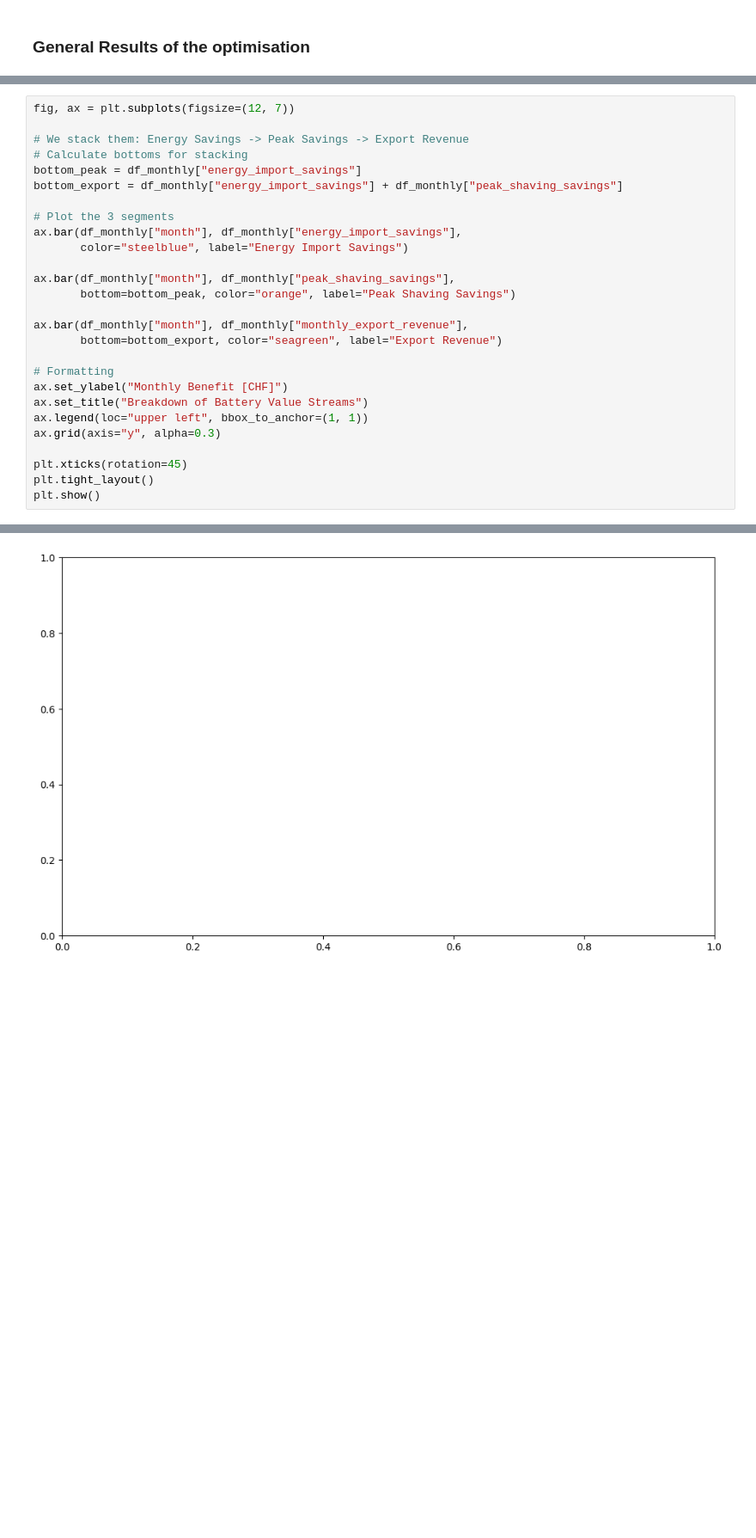
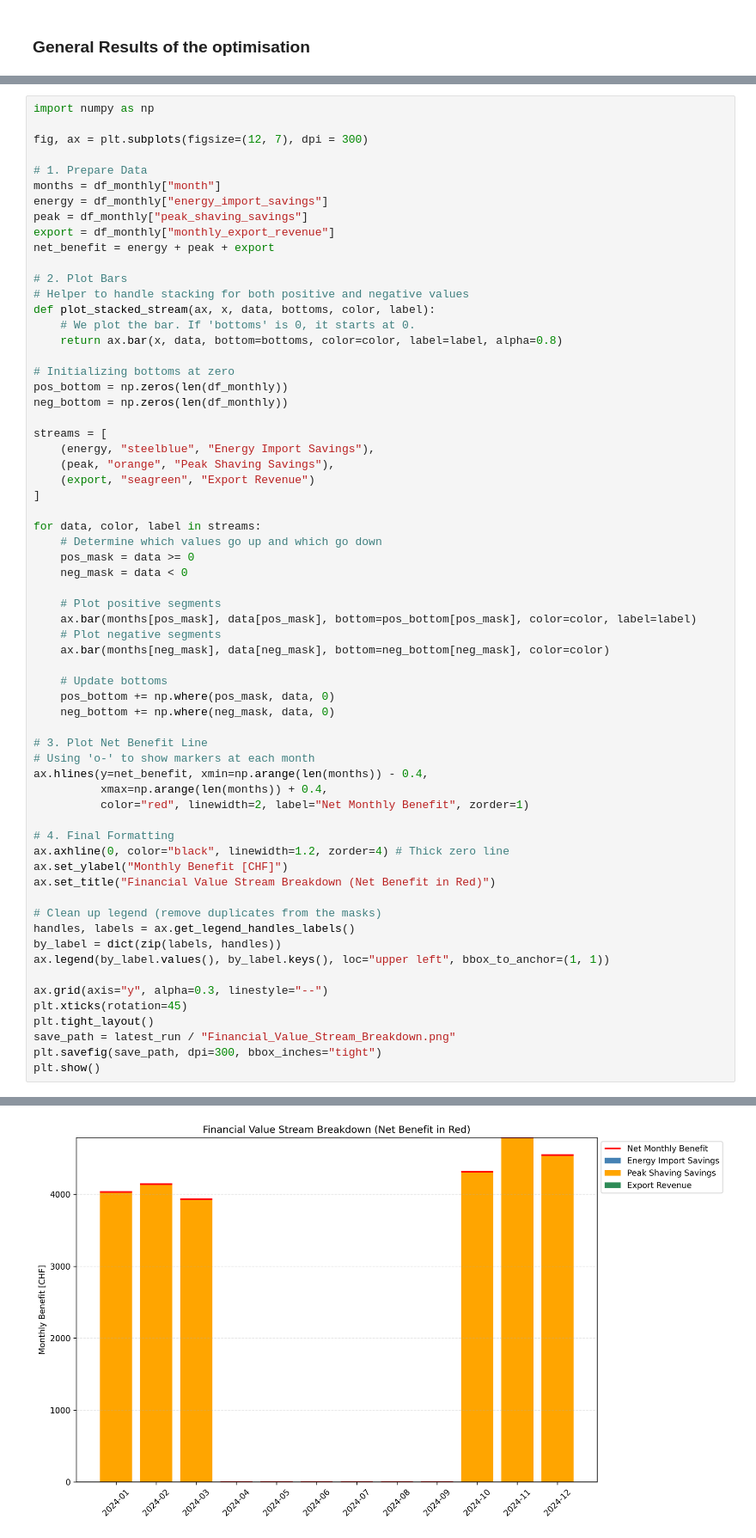
Before and after one commit to diegomalsiner1/CS1-Swiss-Post, a Jupyter notebook: results_sheet.ipynb, the cells around one changed output, grey strips where cells are left out. Shown at 86% size. Saved outputs shown, nothing was run; the diff lists cells and outputs as text; blank space fills up the shorter version.

```diff
--- a/results_sheet.ipynb
+++ b/results_sheet.ipynb
@@ -528,28 +533,65 @@ else:
 # %%
-fig, ax = plt.subplots(figsize=(12, 7))
+import numpy as np
 
-# We stack them: Energy Savings -> Peak Savings -> Export Revenue
-# Calculate bottoms for stacking
-bottom_peak = df_monthly["energy_import_savings"]
-bottom_export = df_monthly["energy_import_savings"] + df_monthly["peak_shaving_savings"]
+fig, ax = plt.subplots(figsize=(12, 7), dpi = 300)
 
-# Plot the 3 segments
-ax.bar(df_monthly["month"], df_monthly["energy_import_savings"],
-       color="steelblue", label="Energy Import Savings")
+# 1. Prepare Data
+months = df_monthly["month"]
+energy = df_monthly["energy_import_savings"]
+peak = df_monthly["peak_shaving_savings"]
+export = df_monthly["monthly_export_revenue"]
+net_benefit = energy + peak + export
 
-ax.bar(df_monthly["month"], df_monthly["peak_shaving_savings"],
-       bottom=bottom_peak, color="orange", label="Peak Shaving Savings")
+# 2. Plot Bars
+# Helper to handle stacking for both positive and negative values
+def plot_stacked_stream(ax, x, data, bottoms, color, label):
+    # We plot the bar. If 'bottoms' is 0, it starts at 0.
+    return ax.bar(x, data, bottom=bottoms, color=color, label=label, alpha=0.8)
 
-ax.bar(df_monthly["month"], df_monthly["monthly_export_revenue"],
-       bottom=bottom_export, color="seagreen", label="Export Revenue")
+# Initializing bottoms at zero
+pos_bottom = np.zeros(len(df_monthly))
+neg_bottom = np.zeros(len(df_monthly))
 
-# Formatting
+streams = [
+    (energy, "steelblue", "Energy Import Savings"),
+    (peak, "orange", "Peak Shaving Savings"),
+    (export, "seagreen", "Export Revenue")
+]
+
+for data, color, label in streams:
+    # Determine which values go up and which go down
+    pos_mask = data >= 0
+    neg_mask = data < 0
+
+    # Plot positive segments
+    ax.bar(months[pos_mask], data[pos_mask], bottom=pos_bottom[pos_mask], color=color, label=label)
+    # Plot negative segments
+    ax.bar(months[neg_mask], data[neg_mask], bottom=neg_bottom[neg_mask], color=color)
+
+    # Update bottoms
+    pos_bottom += np.where(pos_mask, data, 0)
+    neg_bottom += np.where(neg_mask, data, 0)
+
+# 3. Plot Net Benefit Line
+# Using 'o-' to show markers at each month
+ax.hlines(y=net_benefit, xmin=np.arange(len(months)) - 0.4,
+          xmax=np.arange(len(months)) + 0.4,
+          color="red", linewidth=2, label="Net Monthly Benefit", zorder=1)
+
+# 4. Final Formatting
+ax.axhline(0, color="black", linewidth=1.2, zorder=4) # Thick zero line
 ax.set_ylabel("Monthly Benefit [CHF]")
-ax.set_title("Breakdown of Battery Value Streams")
-ax.legend(loc="upper left", bbox_to_anchor=(1, 1))
-ax.grid(axis="y", alpha=0.3)
+ax.set_title("Financial Value Stream Breakdown (Net Benefit in Red)")
 
+# Clean up legend (remove duplicates from the masks)
+handles, labels = ax.get_legend_handles_labels()
+by_label = dict(zip(labels, handles))
+ax.legend(by_label.values(), by_label.keys(), loc="upper left", bbox_to_anchor=(1, 1))
+
+ax.grid(axis="y", alpha=0.3, linestyle="--")
 plt.xticks(rotation=45)
 plt.tight_layout()
+save_path = latest_run / "Financial_Value_Stream_Breakdown.png"
+plt.savefig(save_path, dpi=300, bbox_inches="tight")
 plt.show()
 # %% [output]
@@ -557 +598 @@ KeyError: 'energy_import_savings'
-[figure, old version]
+[figure, new version]
```
Also changed, not shown: parts of 15 cells of this notebook, 5 other files.
